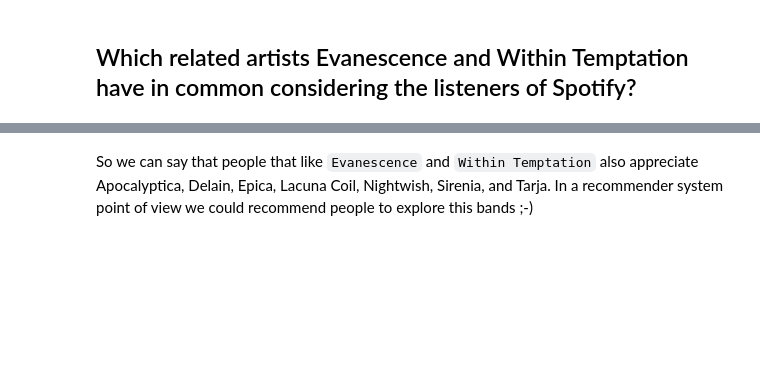
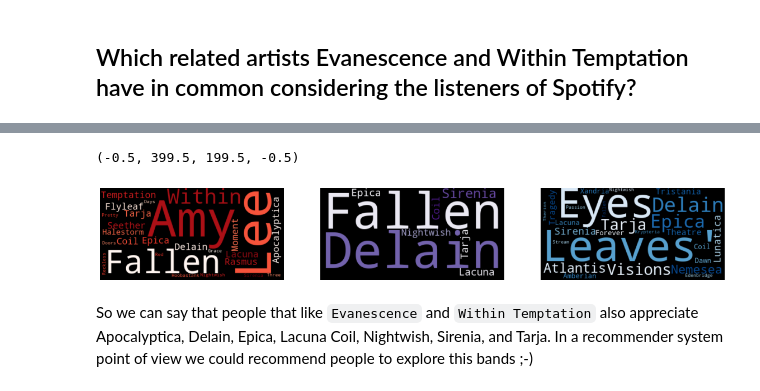
Before and after one commit to dpbac/evanescence_and_within_temptation_in_Python, a Jupyter notebook: notebook_02_retrieve_metada_Spotify_Evanescence_Within_Temptation.ipynb, the cells around one changed output, grey strips where cells are left out. Drawn from its saved outputs; the diff is of its cells as text; code cells hidden in the pictures; blank space fills up the shorter version.

```diff
--- a/notebook_02_retrieve_metada_Spotify_Evanescence_Within_Temptation.ipynb
+++ b/notebook_02_retrieve_metada_Spotify_Evanescence_Within_Temptation.ipynb
@@ -135,3 +192,21 @@ set(info_evanescence['related_artists'].split(',')).intersection(set(set(info_wi
+# %%
+evanescence_artists_wc = WordCloud(background_color="black",random_state=123,colormap='Reds').generate(df['related_artists'][df['name']=='Evanescence'][0])
+within_artists_wc = WordCloud(background_color="black",random_state=123,colormap='Blues').generate(df['related_artists'][df['name']=='Within Temptation'][1])
+common_artists_wc = WordCloud(background_color="black",random_state=123,colormap='Purples').generate(common_artists)
+# %%
+fig = plt.figure(figsize = (20,20))
+plt.subplot(231)
+plt.imshow(evanescence_artists_wc, interpolation="bilinear")
+plt.axis('off')
+plt.subplot(232)
+plt.imshow(common_artists_wc, interpolation="bilinear")
+plt.axis('off')
+plt.subplot(233)
+plt.imshow(within_artists_wc, interpolation="bilinear")
+plt.axis('off')
+# %% [output]
+(-0.5, 399.5, 199.5, -0.5)
+[figure, added]
 # %% [markdown]
 So we can say that people that like `Evanescence` and `Within Temptation` also appreciate Apocalyptica, Delain, Epica, Lacuna Coil, Nightwish, Sirenia, and Tarja. In a recommender system point of view we could recommend people to explore this bands ;-)
 # %% [markdown]
```
Also changed, not shown: parts of 39 cells of this notebook.
